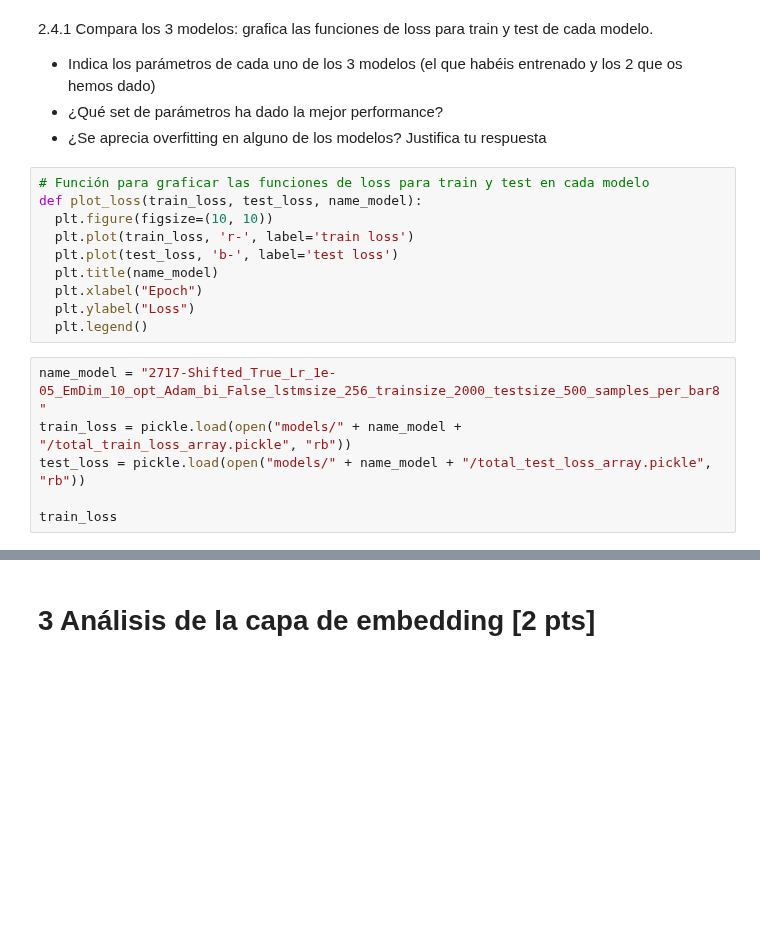
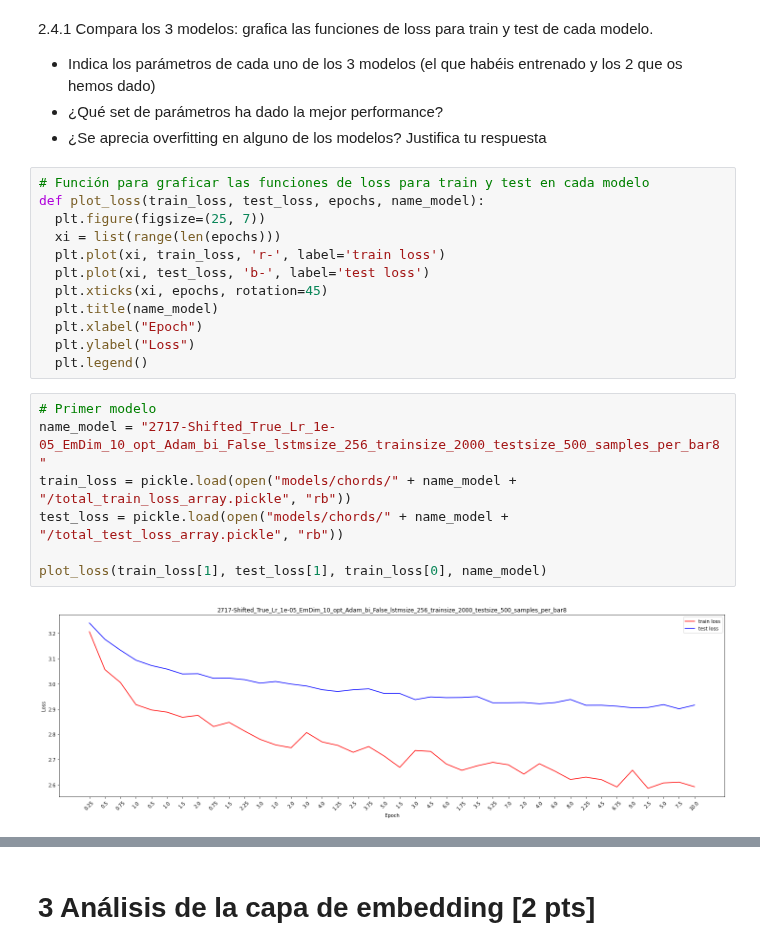
Before and after one commit to mariousm/Data-Science-Master, a Jupyter notebook: 2021-22/SegundoSemestre/DeepLearning/PEC3/UbiernaSanMamesMario_PEC3.ipynb, the cells around one changed output, grey strips where cells are left out. Saved outputs shown, nothing was run; the diff lists cells and outputs as text; blank space fills up the shorter version.

```diff
--- a/2021-22/SegundoSemestre/DeepLearning/PEC3/UbiernaSanMamesMario_PEC3.ipynb
+++ b/2021-22/SegundoSemestre/DeepLearning/PEC3/UbiernaSanMamesMario_PEC3.ipynb
@@ -568,17 +572,22 @@ En este último paso compararemos diferentes modelos. En la carpeta *models/chor
 *   ¿Se aprecia overfitting en alguno de los modelos? Justifica tu respuesta
 # %%
 # Función para graficar las funciones de loss para train y test en cada modelo
-def plot_loss(train_loss, test_loss, name_model):
-  plt.figure(figsize=(10, 10))
-  plt.plot(train_loss, 'r-', label='train loss')
-  plt.plot(test_loss, 'b-', label='test loss')
+def plot_loss(train_loss, test_loss, epochs, name_model):
+  plt.figure(figsize=(25, 7))
+  xi = list(range(len(epochs)))
+  plt.plot(xi, train_loss, 'r-', label='train loss')
+  plt.plot(xi, test_loss, 'b-', label='test loss')
+  plt.xticks(xi, epochs, rotation=45)
   plt.title(name_model)
   plt.xlabel("Epoch")
   plt.ylabel("Loss")
   plt.legend()
 # %%
+# Primer modelo
 name_model = "2717-Shifted_True_Lr_1e-05_EmDim_10_opt_Adam_bi_False_lstmsize_256_trainsize_2000_testsize_500_samples_per_bar8"
-train_loss = pickle.load(open("models/" + name_model + "/total_train_loss_array.pickle", "rb"))
-test_loss = pickle.load(open("models/" + name_model + "/total_test_loss_array.pickle", "rb"))
+train_loss = pickle.load(open("models/chords/" + name_model + "/total_train_loss_array.pickle", "rb"))
+test_loss = pickle.load(open("models/chords/" + name_model + "/total_test_loss_array.pickle", "rb"))
 
-train_loss
+plot_loss(train_loss[1], test_loss[1], train_loss[0], name_model)
+# %% [output]
+[figure, added]
```
Also changed, not shown: parts of 5 cells of this notebook.
